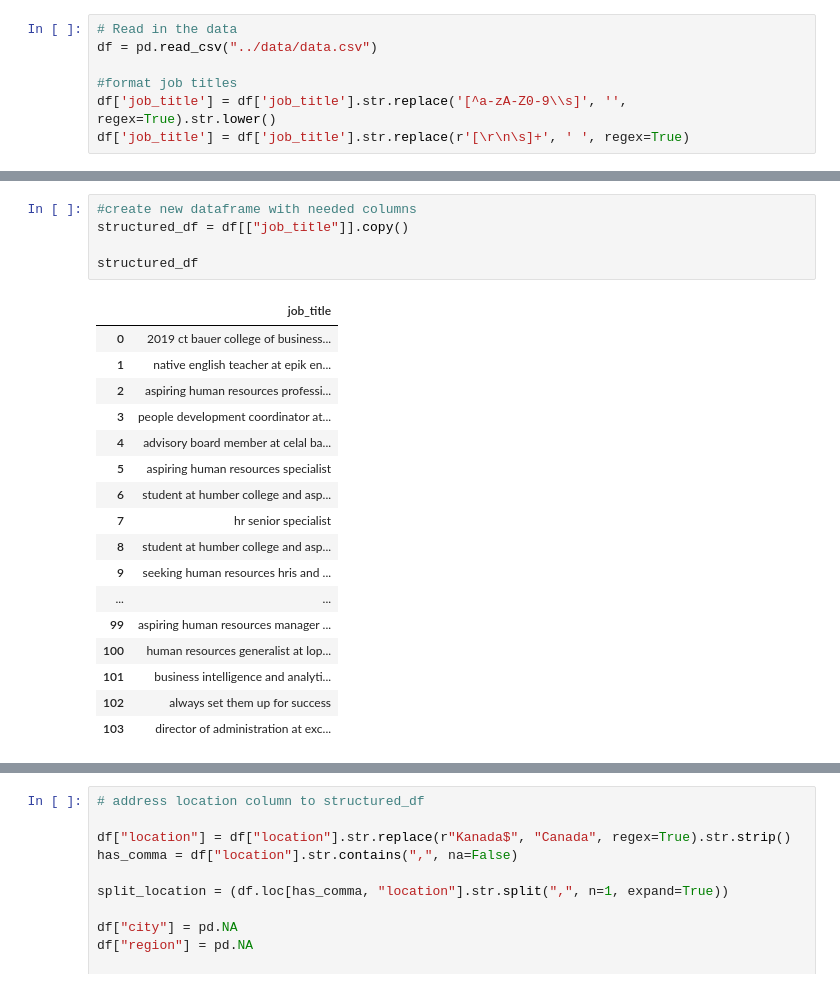
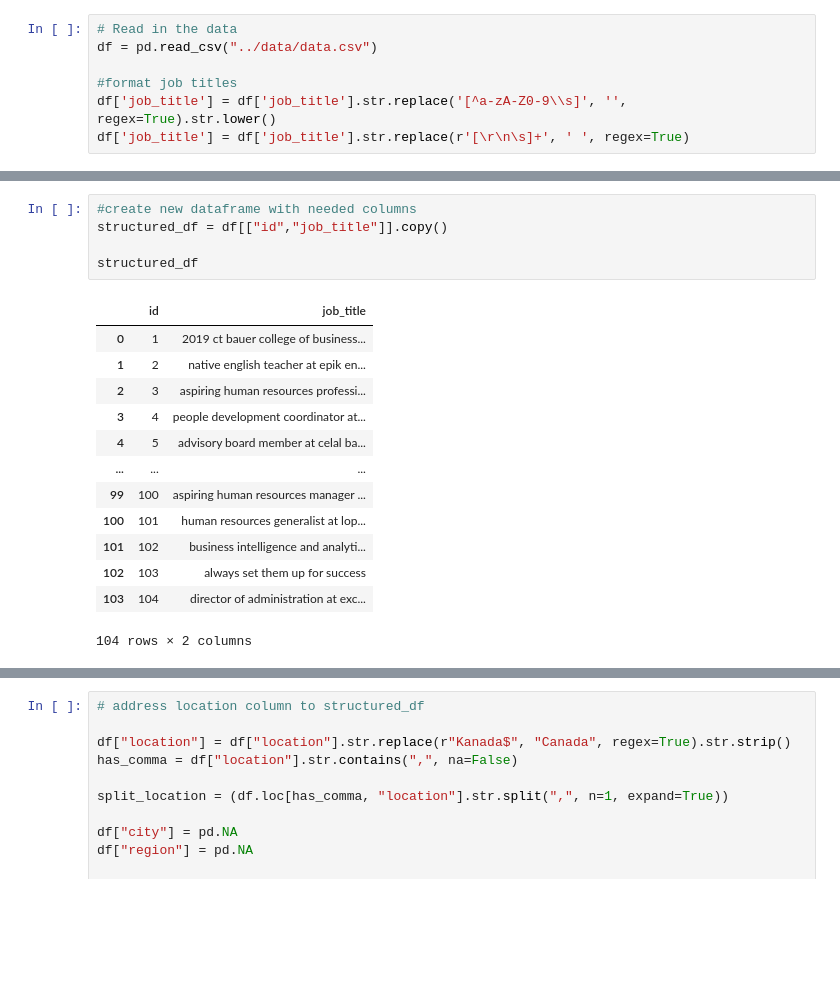
Before and after one commit to ShaneS02/iCWXnlHINuPDOzFR, a Jupyter notebook: src/model/model.ipynb, the cells around one changed output, grey strips where cells are left out. Saved outputs shown, nothing was run; the diff lists cells and outputs as text; blank space fills up the shorter version.

```diff
--- a/src/model/model.ipynb
+++ b/src/model/model.ipynb
@@ -18,26 +20,22 @@ model = SentenceTransformer("all-MiniLM-L6-v2")
 # %%
 #create new dataframe with needed columns
-structured_df = df[["job_title"]].copy()
+structured_df = df[["id","job_title"]].copy()
 
 structured_df
 # %% [output]
-|  | job_title |
-| 0 | 2019 ct bauer college of business... |
-| 1 | native english teacher at epik en... |
-| 2 | aspiring human resources professi... |
-| 3 | people development coordinator at... |
-| 4 | advisory board member at celal ba... |
-| 5 | aspiring human resources specialist |
-| 6 | student at humber college and asp... |
-| 7 | hr senior specialist |
-| 8 | student at humber college and asp... |
-| 9 | seeking human resources hris and ... |
-| ... | ... |
-| 99 | aspiring human resources manager ... |
-| 100 | human resources generalist at lop... |
-| 101 | business intelligence and analyti... |
-| 102 | always set them up for success |
-| 103 | director of administration at exc... |
+|  | id | job_title |
+| 0 | 1 | 2019 ct bauer college of business... |
+| 1 | 2 | native english teacher at epik en... |
+| 2 | 3 | aspiring human resources professi... |
+| 3 | 4 | people development coordinator at... |
+| 4 | 5 | advisory board member at celal ba... |
+| ... | ... | ... |
+| 99 | 100 | aspiring human resources manager ... |
+| 100 | 101 | human resources generalist at lop... |
+| 101 | 102 | business intelligence and analyti... |
+| 102 | 103 | always set them up for success |
+| 103 | 104 | director of administration at exc... |
+104 rows × 2 columns
 # %%
 #adding job field column to structured_df
 
```
Also changed, not shown: parts of 8 cells of this notebook, 2 other files.
